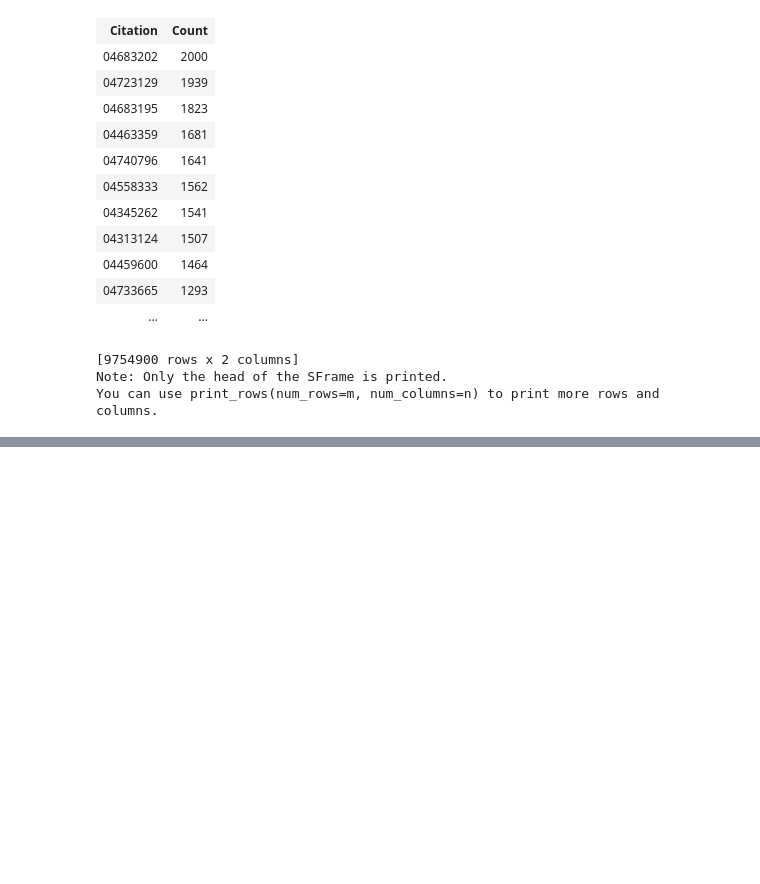
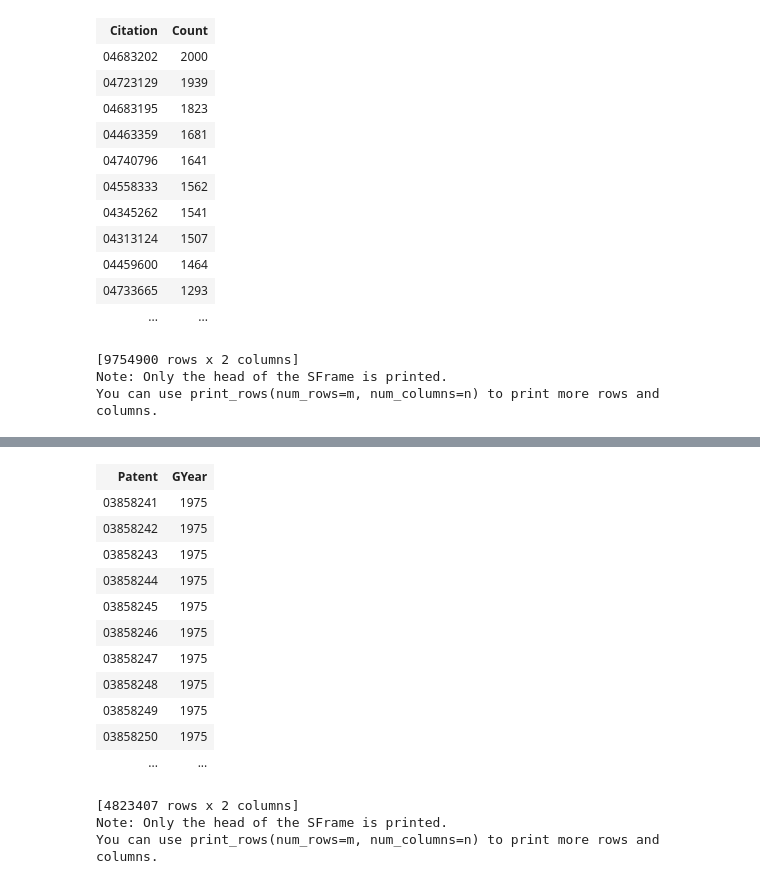
Before and after one commit to youngstone/Hunting4Patents, a Jupyter notebook: code/notebook_9_calculate_pagerank_by_year.ipynb, the cells around one changed output, grey strips where cells are left out. Cells and saved outputs as stored; diff of their text form; code cells hidden in the pictures; blank space fills up the shorter version.

```diff
--- a/code/notebook_9_calculate_pagerank_by_year.ipynb
+++ b/code/notebook_9_calculate_pagerank_by_year.ipynb
@@ -368,0 +282,18 @@ df_result.to_csv('../data/selected_patent.csv', index=False)
+# %%
+sf_pat_yr
+# %% [output]
+| Patent | GYear |
+| 03858241 | 1975 |
+| 03858242 | 1975 |
+| 03858243 | 1975 |
+| 03858244 | 1975 |
+| 03858245 | 1975 |
+| 03858246 | 1975 |
+| 03858247 | 1975 |
+| 03858248 | 1975 |
+| 03858249 | 1975 |
+| 03858250 | 1975 |
+| ... | ... |
+[4823407 rows x 2 columns]
+Note: Only the head of the SFrame is printed.
+You can use print_rows(num_rows=m, num_columns=n) to print more rows and columns.
```
Also changed, not shown: parts of 45 cells of this notebook, 2 other files.
